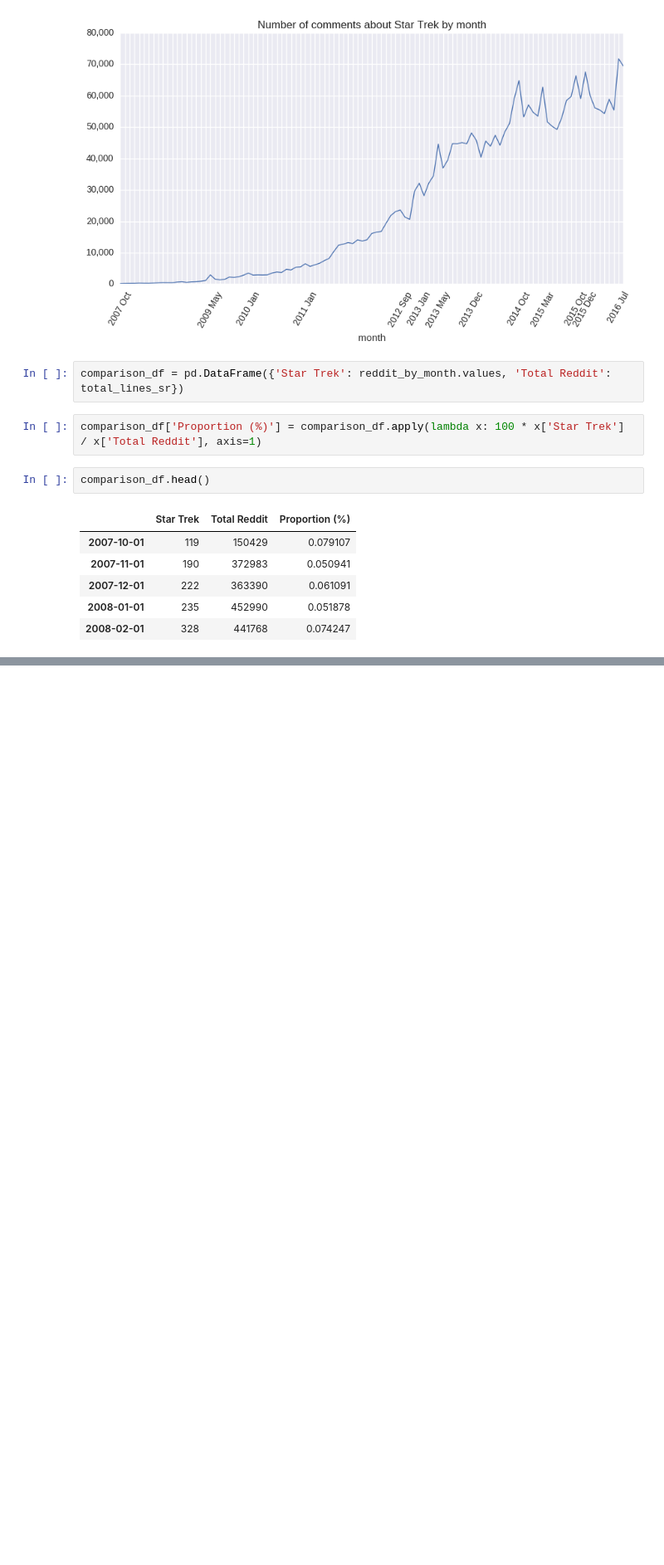
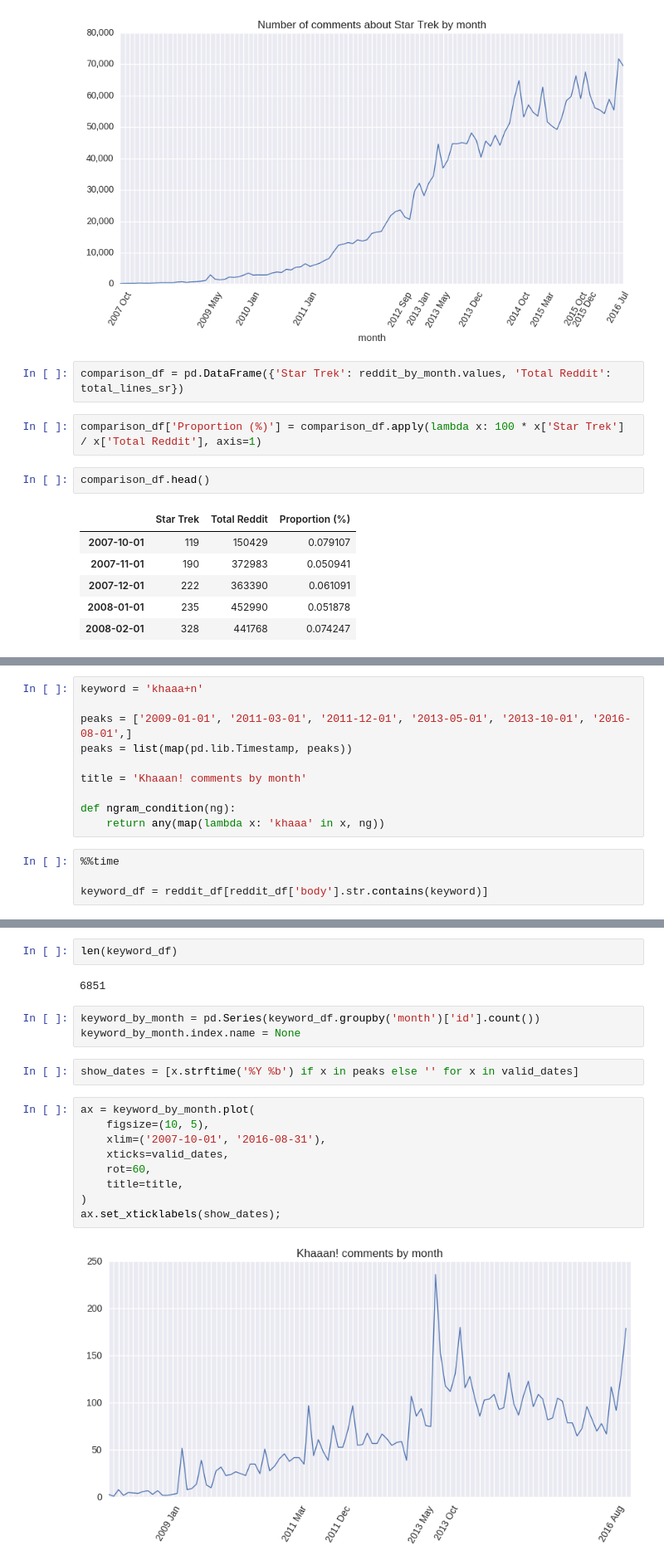
Before and after one commit to mavillard/nandi, a Jupyter notebook: reddit.ipynb, the cells around one changed output, grey strips where cells are left out. Shown at 83% size. Drawn from its saved outputs; the diff is of its cells as text; blank space fills up the shorter version.

```diff
--- a/reddit.ipynb
+++ b/reddit.ipynb
@@ -266,0 +350,14 @@ ax.set_xticklabels(show_dates3);
+# %%
+keyword = 'khaaa+n'
+
+peaks = ['2009-01-01', '2011-03-01', '2011-12-01', '2013-05-01', '2013-10-01', '2016-08-01',]
+peaks = list(map(pd.lib.Timestamp, peaks))
+
+title = 'Khaaan! comments by month'
+
+def ngram_condition(ng):
+    return any(map(lambda x: 'khaaa' in x, ng))
+# %%
+%%time
+
+keyword_df = reddit_df[reddit_df['body'].str.contains(keyword)]
@@ -266,0 +367,20 @@ ax.set_xticklabels(show_dates3);
+# %%
+len(keyword_df)
+# %% [output]
+6851
+# %%
+keyword_by_month = pd.Series(keyword_df.groupby('month')['id'].count())
+keyword_by_month.index.name = None
+# %%
+show_dates = [x.strftime('%Y %b') if x in peaks else '' for x in valid_dates]
+# %%
+ax = keyword_by_month.plot(
+    figsize=(10, 5),
+    xlim=('2007-10-01', '2016-08-31'),
+    xticks=valid_dates,
+    rot=60,
+    title=title,
+)
+ax.set_xticklabels(show_dates);
+# %% [output]
+[figure, added]
```
Also changed, not shown: parts of 46 cells of this notebook.
